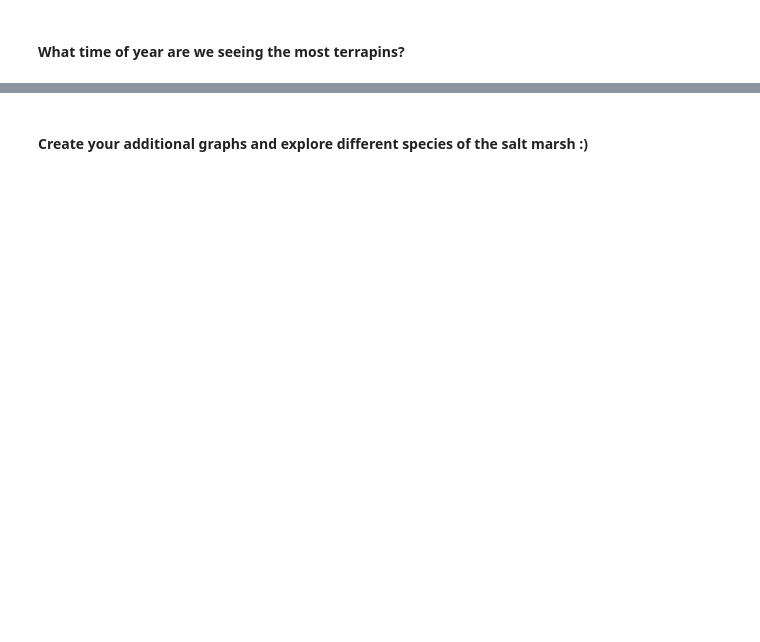
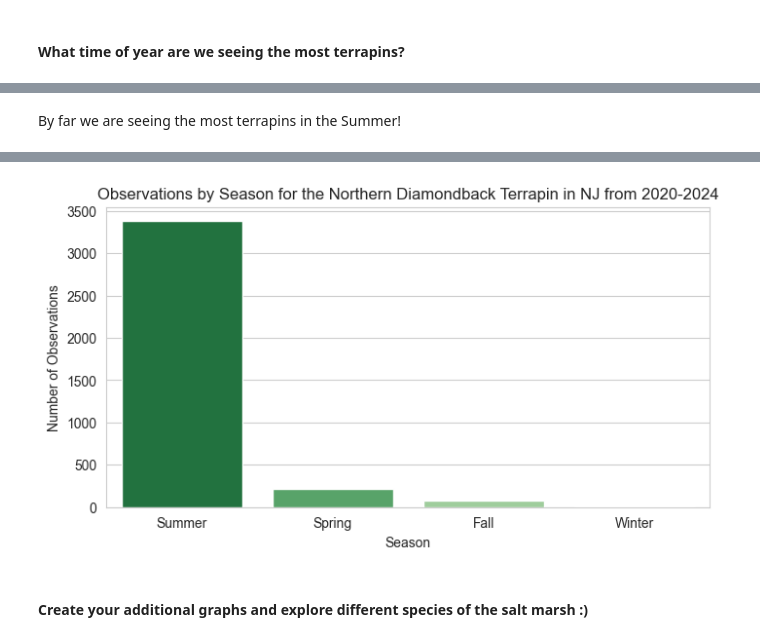
Before and after one commit to joedag32/DSSA-5102_Spring2025, a Jupyter notebook: Assignments/Assignment_10/Assignment10_Dagostino.ipynb, the cells around one changed output, grey strips where cells are left out. Cells and saved outputs as stored; diff of their text form; code cells hidden in the pictures; blank space fills up the shorter version.

```diff
--- a/Assignments/Assignment_10/Assignment10_Dagostino.ipynb
+++ b/Assignments/Assignment_10/Assignment10_Dagostino.ipynb
@@ -641,2 +704,23 @@ engine = create_engine(DATABASE_URL)
 # %% [markdown]
 #### What time of year are we seeing the most terrapins?
+# %%
+# Let's select the time of year
+
+with engine.connect() as connection:  # Establish a connection
+    season_query = text("""SELECT CASE
+                                WHEN MONTH(observation_date) IN (03, 04, 05) THEN 'Spring'
+                                WHEN MONTH(observation_date) IN (06, 07, 08) THEN 'Summer'
+                                WHEN MONTH(observation_date) IN (09, 10, 11) THEN 'Fall'
+                                WHEN MONTH(observation_date) IN (12, 01, 02) THEN 'Winter'
+                                ELSE 'None'
+                            END AS season,
+                            COUNT(*) AS count
+                            FROM saltmarsh
+                            WHERE species = 'Northern Diamondback Terrapin'
+                            GROUP BY season
+                            ORDER BY count DESC;
+                                 """)
+    season_query = pd.read_sql(season_query, connection) #Use pandas to read the sql query with the connection to the database
+
+# Print the results
+season_query
@@ -642,0 +734,12 @@ engine = create_engine(DATABASE_URL)
+# %% [markdown]
+By far we are seeing the most terrapins in the Summer!
+# %%
+# Plot the time of year bar chart, sorry it's another bar but I think they usually work so well!
+plt.figure(figsize=(8, 4))
+sns.barplot(data=season_query, x='season', y='count', palette='Greens_r', hue='season', legend=False) # have to use Greens_r for turtles!
+
+plt.title('Observations by Season for the Northern Diamondback Terrapin in NJ from 2020-2024')
+plt.xlabel('Season')
+plt.ylabel('Number of Observations')
+plt.show()
+# %% [output]
@@ -643,2 +747,3 @@ engine = create_engine(DATABASE_URL)
+[figure, added]
 # %% [markdown]
 #### Create your additional graphs and explore different species of the salt marsh :)
```
Also changed, not shown: parts of 19 cells of this notebook.
